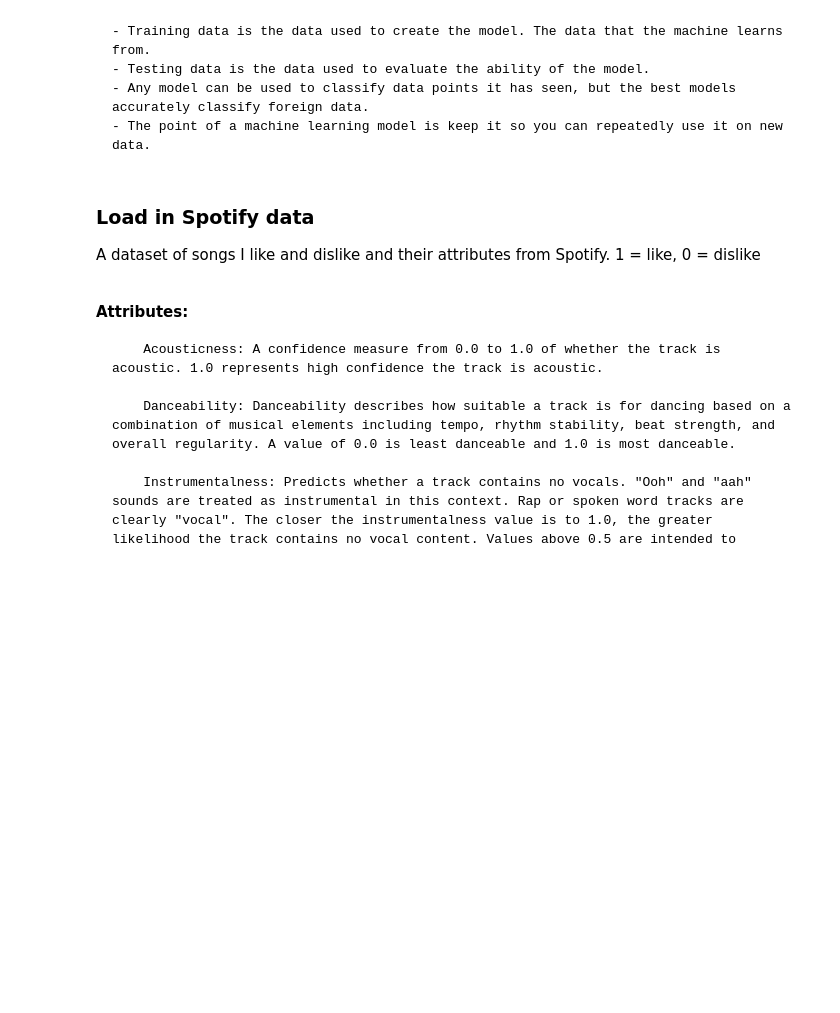
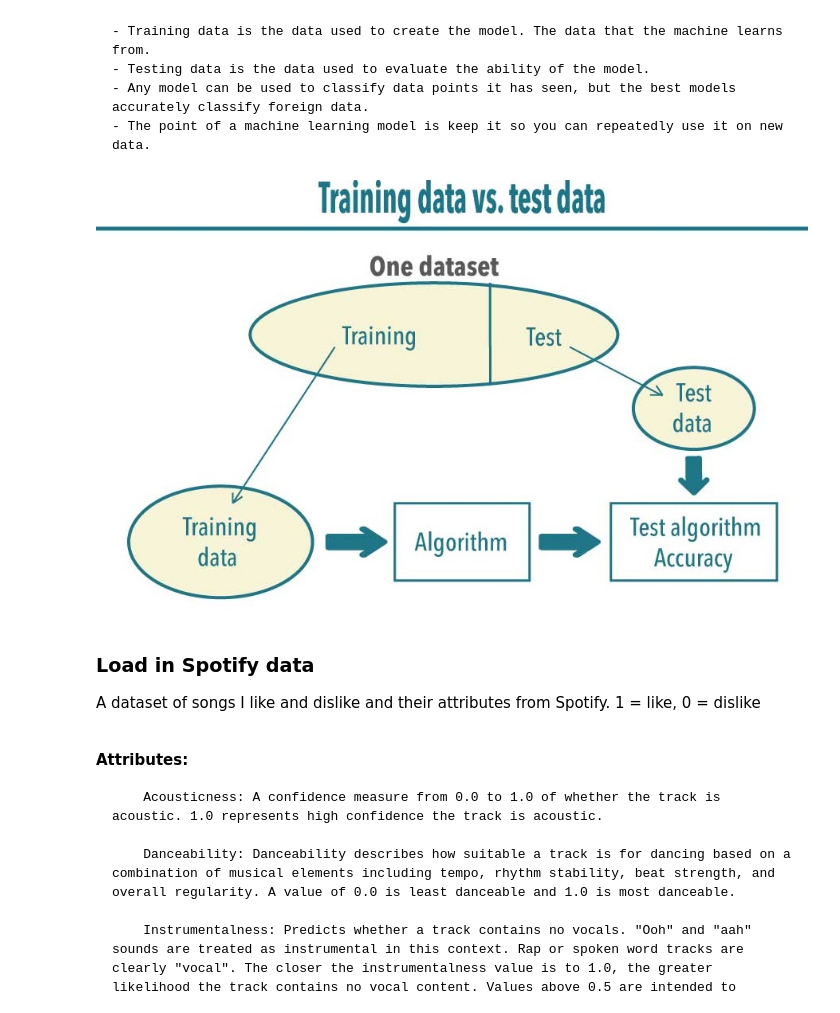
Before and after one commit to GeorgeMcIntire/lingcon_workshop, a Jupyter notebook: sklearn demo.ipynb, the cells around one changed output. Drawn from its saved outputs; the diff is of its cells as text; code cells hidden in the pictures; blank space fills up the shorter version.

```diff
--- a/sklearn demo.ipynb
+++ b/sklearn demo.ipynb
@@ -141,8 +117,10 @@ plot_decision_boundary(knn13, X,y, 13)
     - Any model can be used to classify data points it has seen, but the best models accurately classify foreign data.
     - The point of a machine learning model is keep it so you can repeatedly use it on new data.
 # %%
-Image("train_test.jpg")
+Image("images/train_test.jpg")
 #Source: Nizam Muhammad Pega
+# %% [output]
+[figure, added]
 # %% [markdown]
 ### Load in Spotify data
 A dataset of songs I like and dislike and their attributes from Spotify. 1 = like, 0 = dislike<br><br>
```
Also changed, not shown: parts of 23 cells of this notebook.
